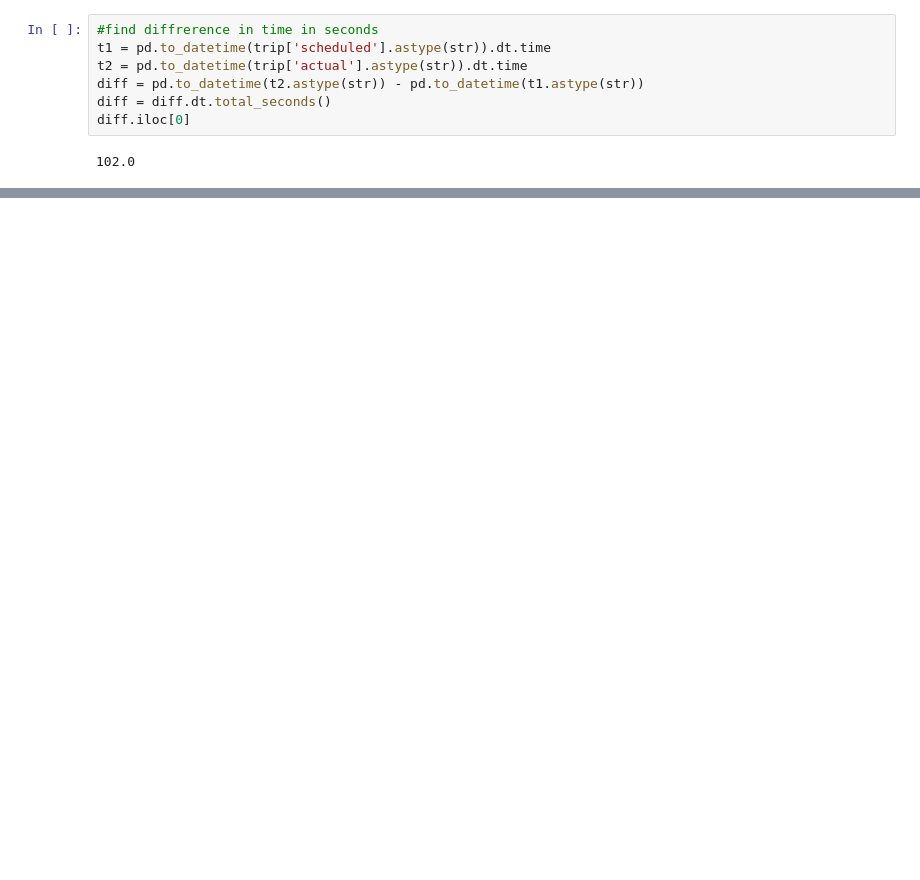
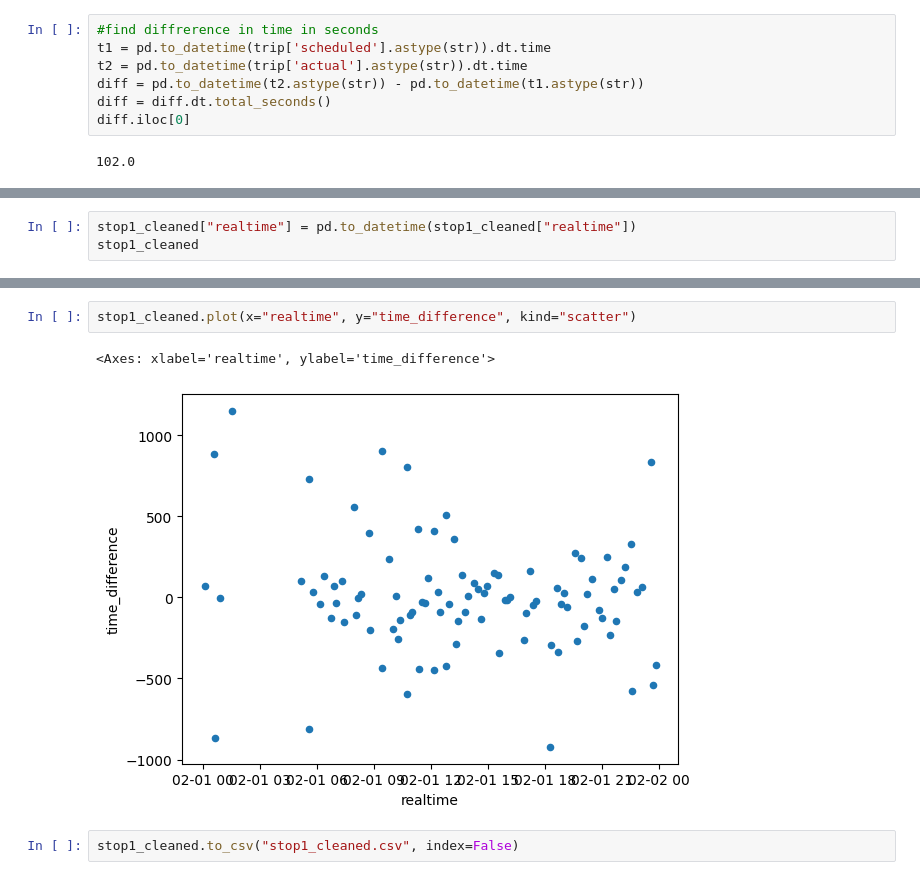
Before and after one commit to Piflyer/MITES-APP, a Jupyter notebook: readMBTA.ipynb, the cells around one changed output, grey strips where cells are left out. Cells and saved outputs as stored; diff of their text form; blank space fills up the shorter version.

```diff
--- a/readMBTA.ipynb
+++ b/readMBTA.ipynb
@@ -169,0 +167,3 @@ stop1_cleaned.plot(figsize = (15,5))
+# %%
+stop1_cleaned["realtime"] = pd.to_datetime(stop1_cleaned["realtime"])
+stop1_cleaned
@@ -169,0 +184,7 @@ stop1_cleaned.plot(figsize = (15,5))
+# %%
+stop1_cleaned.plot(x="realtime", y="time_difference", kind="scatter")
+# %% [output]
+<Axes: xlabel='realtime', ylabel='time_difference'>
+[figure, added]
+# %%
+stop1_cleaned.to_csv("stop1_cleaned.csv", index=False)
```
Also changed, not shown: parts of 12 cells of this notebook, 1 other file.
